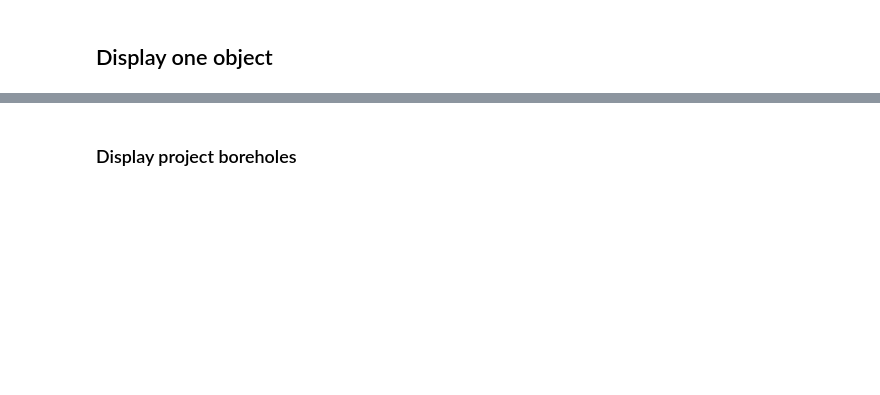
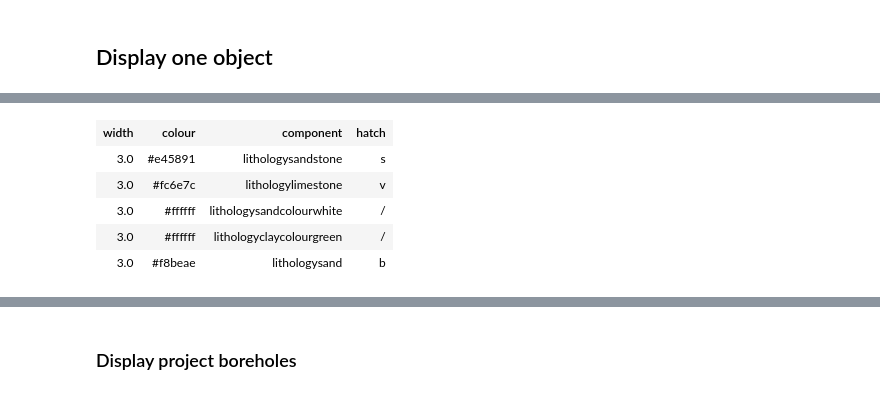
Before and after one commit to kaufmanno/GSDMA, a Jupyter notebook: playground/TFE_test/Boreholes_representation.ipynb, the cells around one changed output, grey strips where cells are left out. Saved outputs shown, nothing was run; the diff lists cells and outputs as text; code cells hidden in the pictures; blank space fills up the shorter version.

```diff
--- a/playground/TFE_test/Boreholes_representation.ipynb
+++ b/playground/TFE_test/Boreholes_representation.ipynb
@@ -315,0 +268,9 @@ BH001
+# %%
+p.boreholes_3d[0].legend
+# %% [output]
+| width | colour | component | hatch |
+| 3.0 | #e45891 | lithologysandstone | s |
+| 3.0 | #fc6e7c | lithologylimestone | v |
+| 3.0 | #ffffff | lithologysandcolourwhite | / |
+| 3.0 | #ffffff | lithologyclaycolourgreen | / |
+| 3.0 | #f8beae | lithologysand | b |
```
Also changed, not shown: parts of 41 cells of this notebook, 5 other files.
